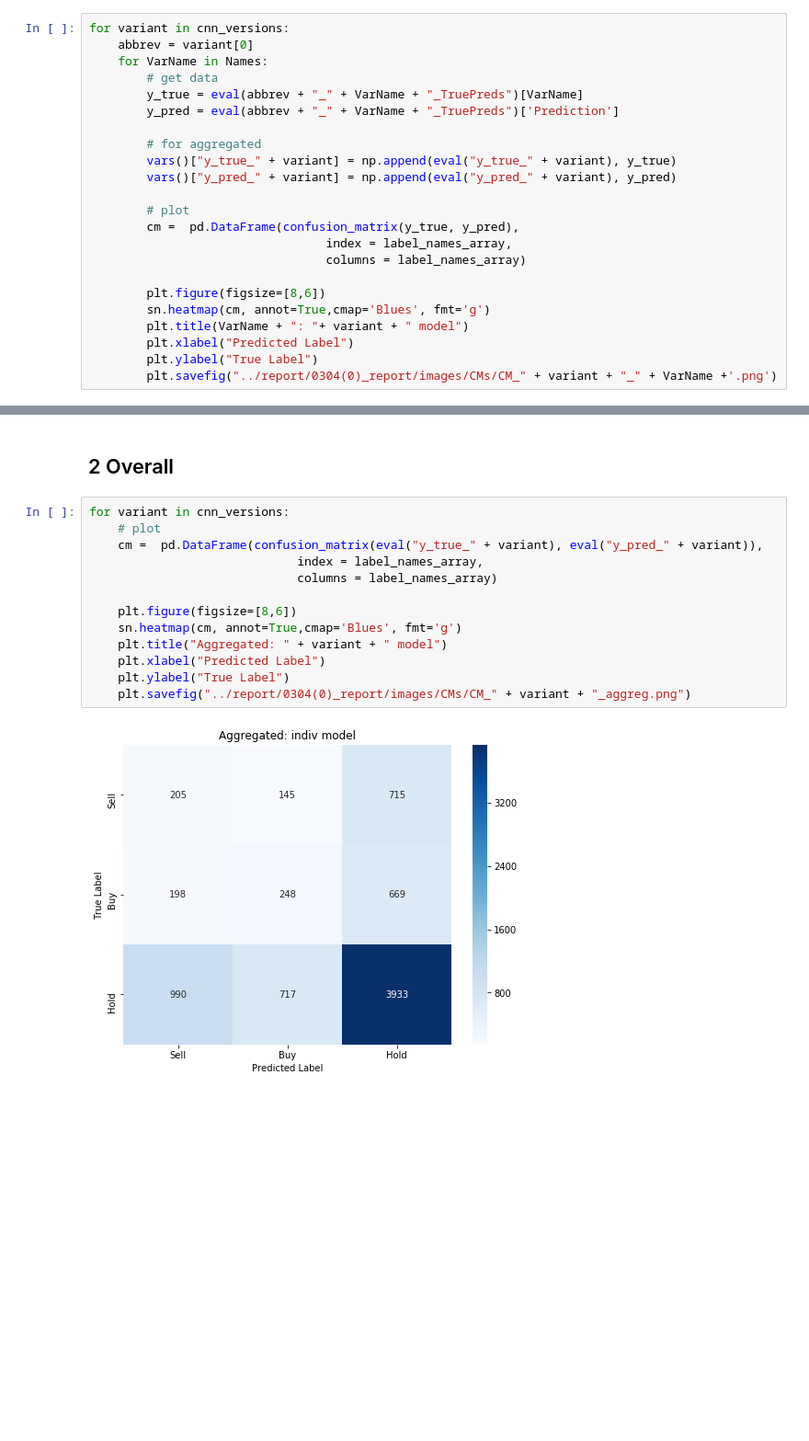
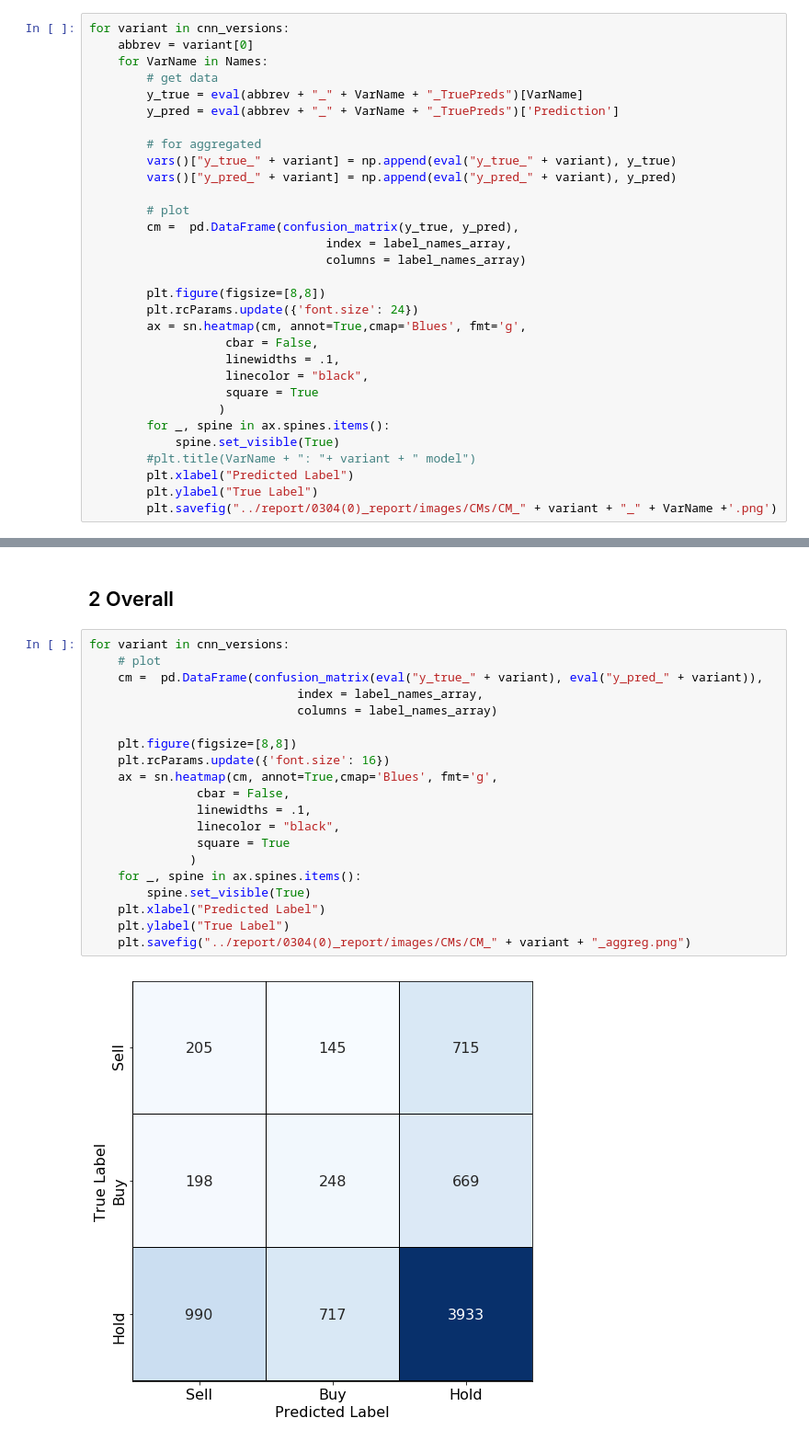
Before and after one commit to lauraperge/blackbox-trading-CNN, a Jupyter notebook: notebooks/classification&time-evaluation.ipynb, the cells around one changed output, grey strips where cells are left out. Shown: that part at 92% size. Drawn from its saved outputs; the diff is of its cells as text; blank space fills up the shorter version.

```diff
--- a/notebooks/classification&time-evaluation.ipynb
+++ b/notebooks/classification&time-evaluation.ipynb
@@ -231,9 +232,17 @@ for variant in cnn_versions:
                                  index = label_names_array,
                                  columns = label_names_array)
 
-        plt.figure(figsize=[8,6])
-        sn.heatmap(cm, annot=True,cmap='Blues', fmt='g')
-        plt.title(VarName + ": "+ variant + " model")
+        plt.figure(figsize=[8,8])
+        plt.rcParams.update({'font.size': 24})
+        ax = sn.heatmap(cm, annot=True,cmap='Blues', fmt='g',
+                   cbar = False,
+                   linewidths = .1,
+                   linecolor = "black",
+                   square = True
+                  )
+        for _, spine in ax.spines.items():
+            spine.set_visible(True)
+        #plt.title(VarName + ": "+ variant + " model")
         plt.xlabel("Predicted Label")
         plt.ylabel("True Label")
         plt.savefig("../report/0304(0)_report/images/CMs/CM_" + variant + "_" + VarName +'.png')
@@ -253,15 +262,22 @@ for variant in cnn_versions:
 # %%
 for variant in cnn_versions:
     # plot
     cm =  pd.DataFrame(confusion_matrix(eval("y_true_" + variant), eval("y_pred_" + variant)),
                              index = label_names_array,
                              columns = label_names_array)
 
-    plt.figure(figsize=[8,6])
-    sn.heatmap(cm, annot=True,cmap='Blues', fmt='g')
-    plt.title("Aggregated: " + variant + " model")
+    plt.figure(figsize=[8,8])
+    plt.rcParams.update({'font.size': 16})
+    ax = sn.heatmap(cm, annot=True,cmap='Blues', fmt='g',
+               cbar = False,
+               linewidths = .1,
+               linecolor = "black",
+               square = True
+              )
+    for _, spine in ax.spines.items():
+        spine.set_visible(True)
     plt.xlabel("Predicted Label")
     plt.ylabel("True Label")
     plt.savefig("../report/0304(0)_report/images/CMs/CM_" + variant + "_aggreg.png")
 # %% [output]
-[figure, old version]
+[figure, new version]
```
Also changed, not shown: parts of 3 cells of this notebook, 20 other files.
